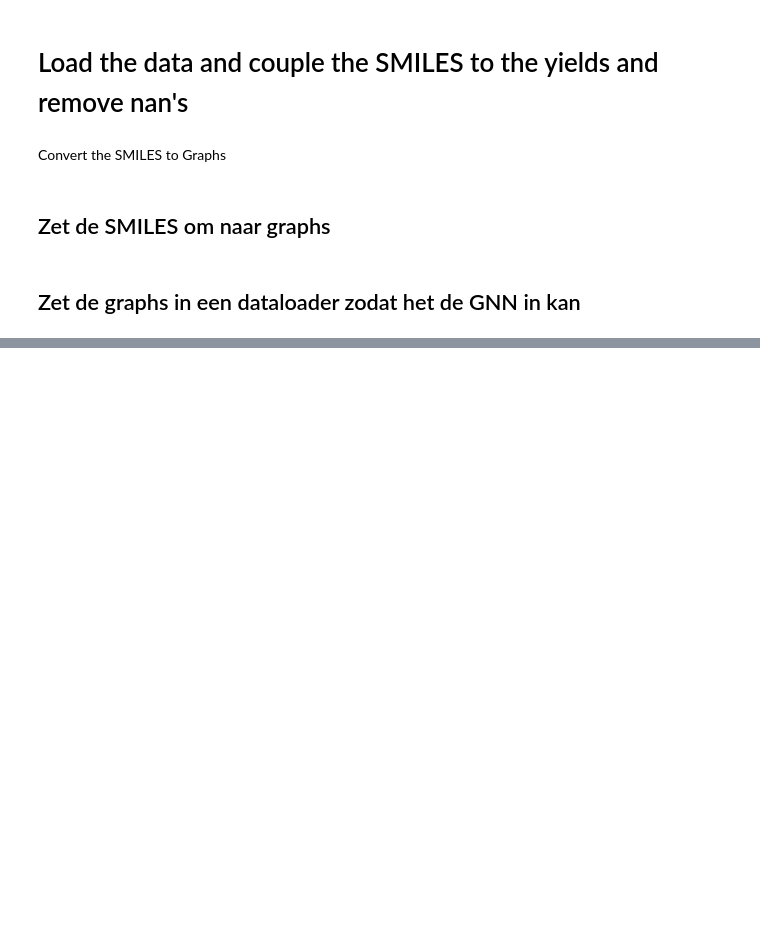
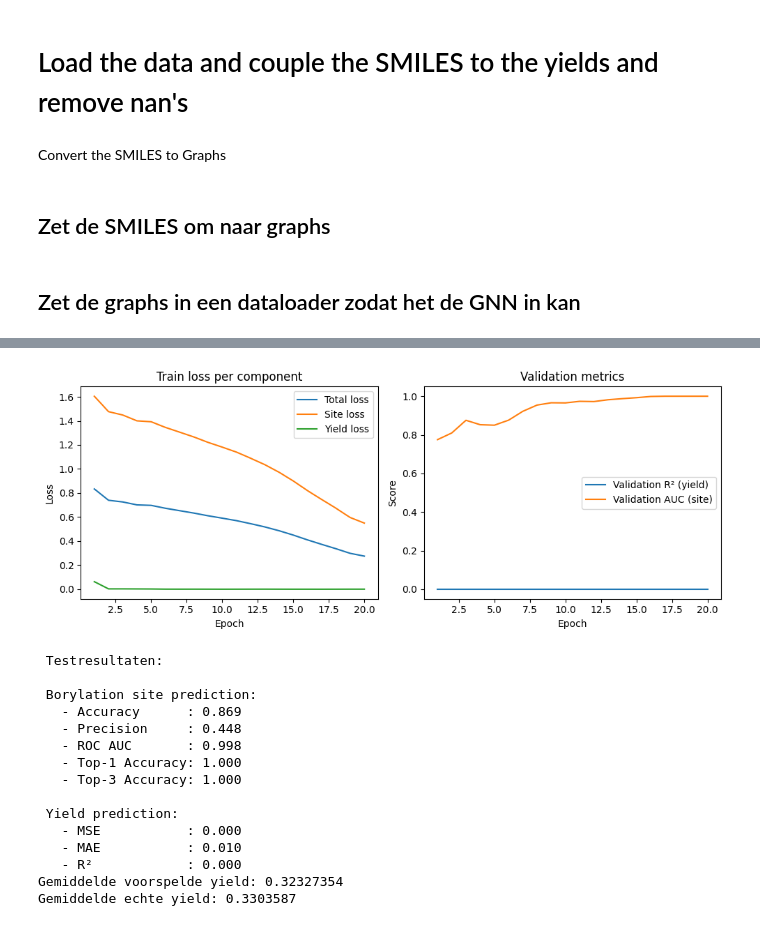
Before and after one commit to mrutjes/Team_1, a Jupyter notebook: GNN_max.ipynb, the cells around one changed output, grey strips where cells are left out. Saved outputs shown, nothing was run; the diff lists cells and outputs as text; code cells hidden in the pictures; blank space fills up the shorter version.

Commit message:
normaliseren van yield en aanpassen loss funcite

```diff
--- a/GNN_max.ipynb
+++ b/GNN_max.ipynb
@@ -118,17 +118,60 @@ model = MPNN(
 optimizer = torch.optim.Adam(model.parameters(), lr=learning_rate)
 
 # Training loop met validatie
+
+train_total_loss_list = []
+train_site_loss_list = []
+train_yield_loss_list = []
+
+val_r2_list = []
+val_auc_list = []
+
+
 for epoch in range(num_epochs):
     train_losses = train_MPNN_model(model, train_loader, optimizer, device)
-    val_metrics = evaluate_model(model, val_loader, device)
+    val_metrics, val_y_true, val_y_pred = evaluate_model(model, val_loader, device)
 
     print(f"[Epoch {epoch+1}] Train loss: {train_losses['total']:.4f} | "
         f"Site: {train_losses['site']:.4f}, "
         f"Yield: {train_losses['yield']:.4f}")
+    train_total_loss_list.append(train_losses['total'])
+    train_site_loss_list.append(train_losses['site'])
+    train_yield_loss_list.append(train_losses['yield'])
+
+    val_r2_list.append(float(val_metrics['yield_R2']))
+    val_auc_list.append(val_metrics['site_AUC'])
 
 # Evaluatie op testset na training
 print("Evaluatie op testset na training:")
-test_metrics = evaluate_model(model, test_loader, device)
+test_metrics, y_true, y_pred = evaluate_model(model, test_loader, device)
+import matplotlib.pyplot as plt
+
+epochs = list(range(1, num_epochs + 1))
+
+plt.figure(figsize=(10, 4))
+
+# Loss plot
+plt.subplot(1, 2, 1)
+plt.plot(epochs, train_total_loss_list, label="Total loss")
+plt.plot(epochs, train_site_loss_list, label="Site loss")
+plt.plot(epochs, train_yield_loss_list, label="Yield loss")
+plt.xlabel("Epoch")
+plt.ylabel("Loss")
+plt.title("Train loss per component")
+plt.legend()
+
+# Validation metrics
+plt.subplot(1, 2, 2)
+plt.plot(epochs, val_r2_list, label="Validation R² (yield)")
+plt.plot(epochs, val_auc_list, label="Validation AUC (site)")
+plt.xlabel("Epoch")
+plt.ylabel("Score")
+plt.title("Validation metrics")
+plt.legend()
+
+plt.tight_layout()
+plt.show()
+
 
 # Bereken Top-k accuracies (k=1 en k=3)
 all_site_logits = []
@@ -164,4 +207,7 @@ print(f"\n Yield prediction:")
 print(f"   - MSE           : {test_metrics['yield_MSE']:.3f}")
 print(f"   - MAE           : {test_metrics['yield_MAE']:.3f}")
 print(f"   - R²            : {test_metrics['yield_R2']:.3f}")
+
+print("Gemiddelde voorspelde yield:", y_pred.mean())
+print("Gemiddelde echte yield:", y_true.mean())
 # %% [output]
@@ -184,0 +231,16 @@ print(f"   - R²            : {test_metrics['yield_R2']:.3f}")
+[figure, added]
+ Testresultaten:
+
+ Borylation site prediction:
+   - Accuracy      : 0.869
+   - Precision     : 0.448
+   - ROC AUC       : 0.998
+   - Top-1 Accuracy: 1.000
+   - Top-3 Accuracy: 1.000
+
+ Yield prediction:
+   - MSE           : 0.000
+   - MAE           : 0.010
+   - R²            : 0.000
+Gemiddelde voorspelde yield: 0.32327354
+Gemiddelde echte yield: 0.3303587
```
Also changed, not shown: parts of 1 cell of this notebook, 6 other files.
